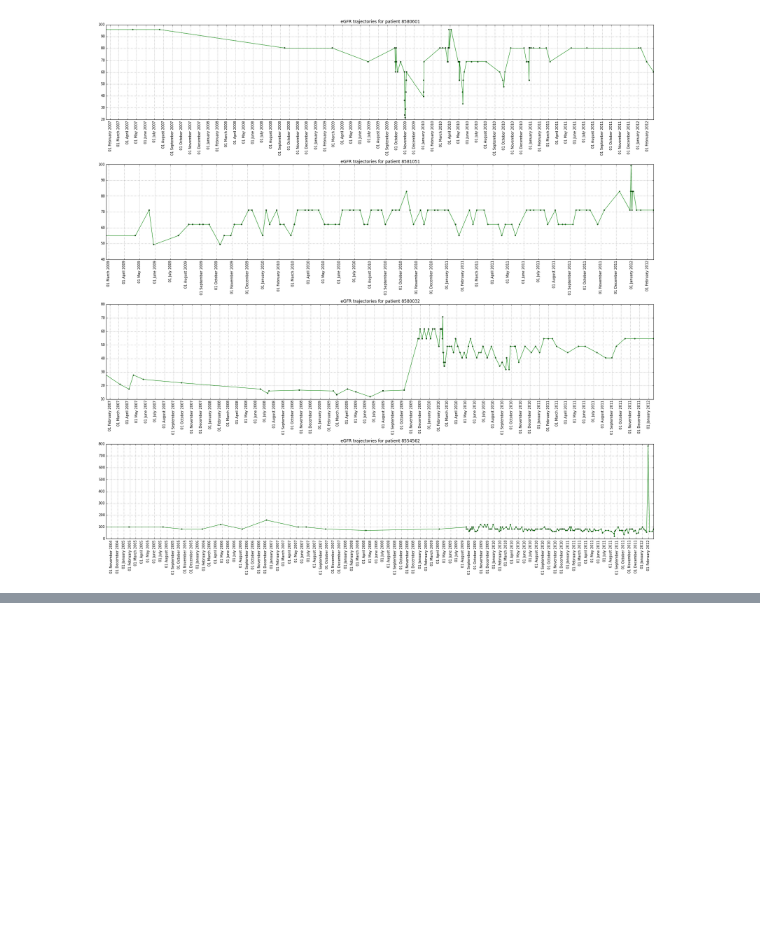
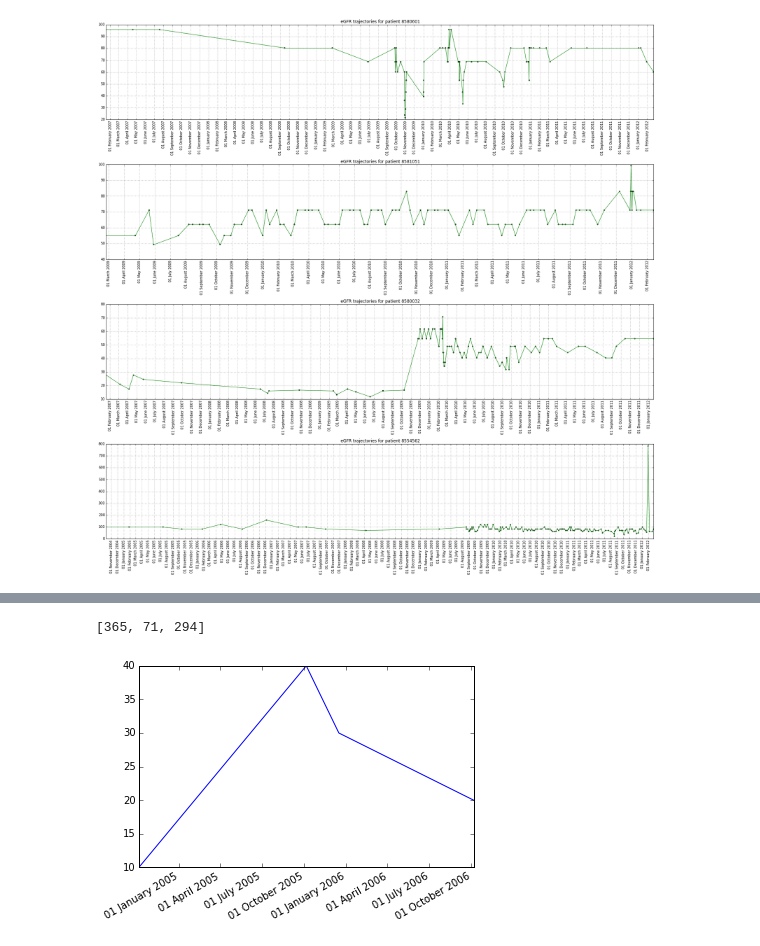
Before and after one commit to ankit-kapur/interpolating-missing-time-series-data, a Jupyter notebook: egfr_experiment1.ipynb, the cells around one changed output, grey strips where cells are left out. Saved outputs shown, nothing was run; the diff lists cells and outputs as text; code cells hidden in the pictures; blank space fills up the shorter version.

```diff
--- a/egfr_experiment1.ipynb
+++ b/egfr_experiment1.ipynb
@@ -130,0 +175,23 @@ plot_trajectories(top_k_egfr, top_k_patients, timestamp, egfr)
+# %%
+# Experiments here
+
+
+import datetime as dt
+
+datestr = ["2004-10-06 10:53:00", "2005-10-06 10:53:00", "2005-12-16 10:53:00", "2006-10-06 10:53:00"]
+y = [10, 40, 30, 20]
+
+datestr = [d[:10] for d in datestr]
+
+dates = [dt.datetime.strptime(d,'%Y-%m-%d').date() for d in datestr]
+
+import matplotlib.pyplot as plt
+import matplotlib.dates as mdates
+
+plt.gca().xaxis.set_major_formatter(mdates.DateFormatter('%d %B %Y'))
+plt.gcf().autofmt_xdate()
+# plt.gca().xaxis.set_major_locator(mdates.DayLocator())
+plt.plot(dates, y)
+# %% [output]
+[365, 71, 294]
+[figure, added]
```
Also changed, not shown: parts of 4 cells of this notebook, 1 other file.
